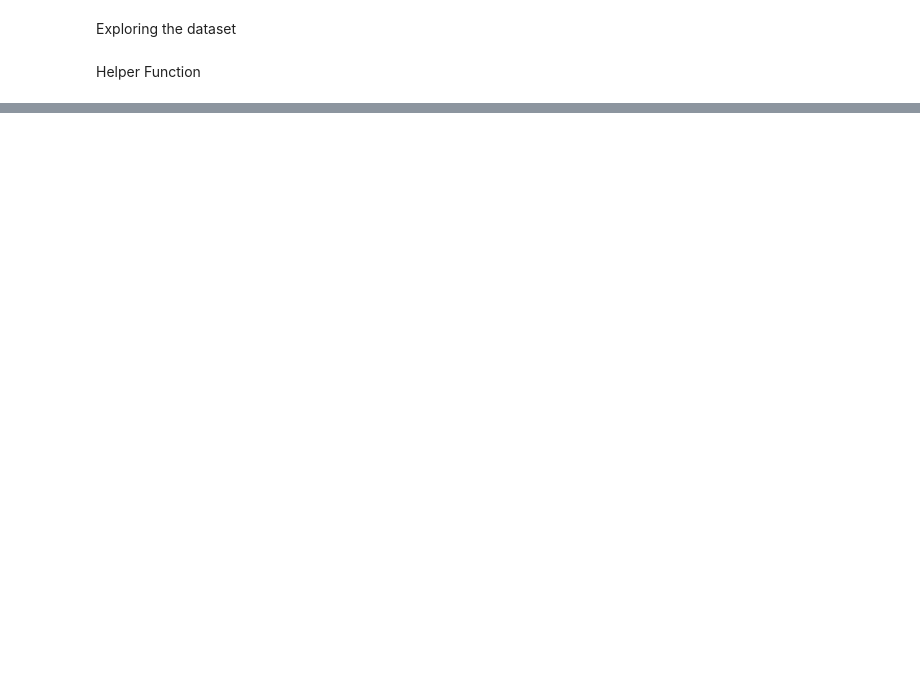
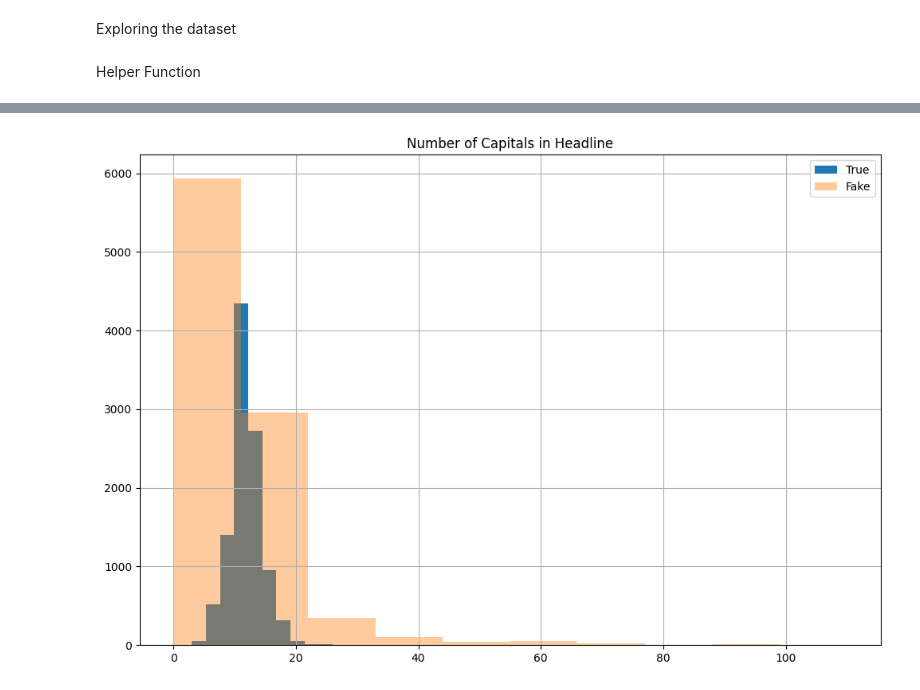
Before and after one commit to kanaishk/Fake-News-Detection, a Jupyter notebook: EDA.ipynb, the cells around one changed output, grey strips where cells are left out. Saved outputs shown, nothing was run; the diff lists cells and outputs as text; code cells hidden in the pictures; blank space fills up the shorter version.

```diff
--- a/EDA.ipynb
+++ b/EDA.ipynb
@@ -335,0 +444,2 @@ def show_hist_for_col(df, column, title):
+# %%
+df_clean['caps_in_headline'] = df_clean['headline'].apply(lambda headline: sum(1 for char in headline if char.isupper()))
@@ -335,0 +462,4 @@ def show_hist_for_col(df, column, title):
+# %%
+show_hist_for_col(df_clean, 'caps_in_headline', 'Number of Capitals in Headline')
+# %% [output]
+[figure, added]
```
Also changed, not shown: parts of 80 cells of this notebook, 8 other files.
